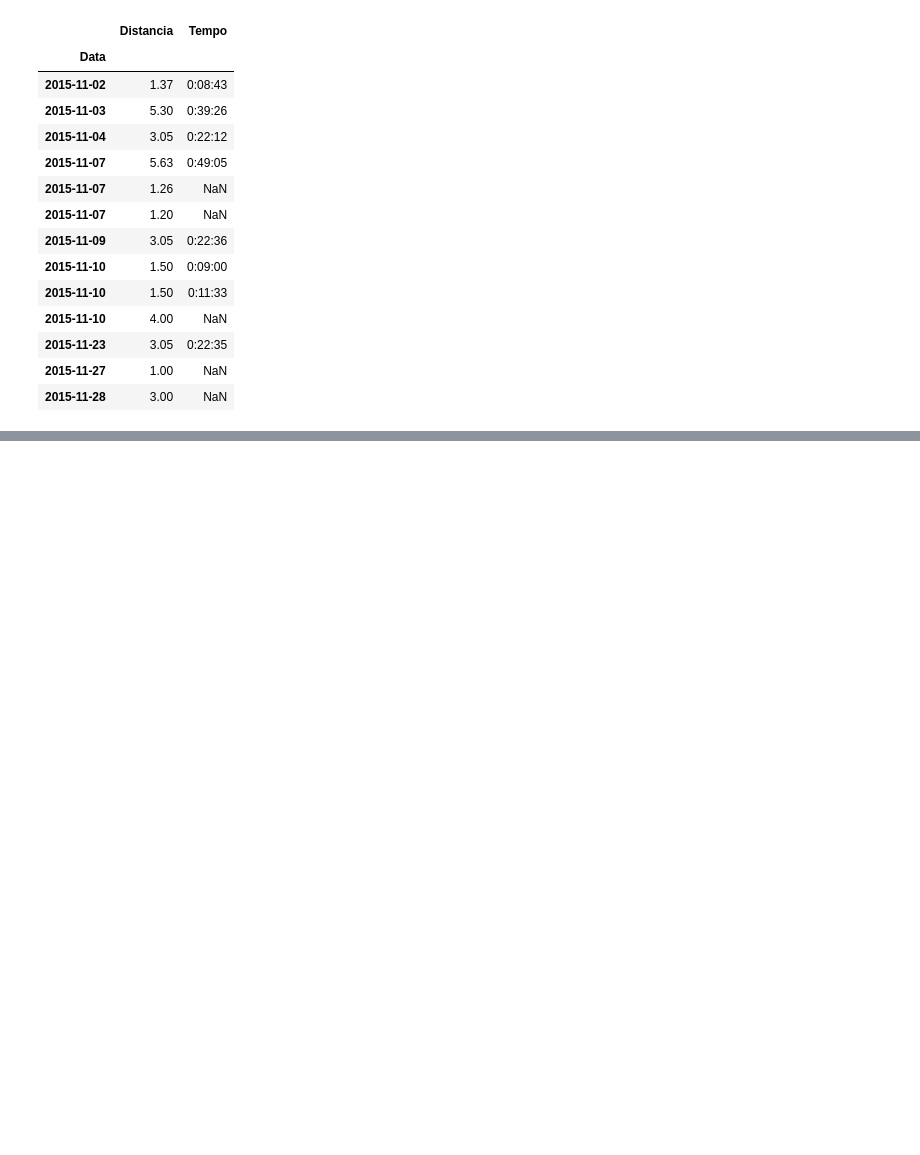
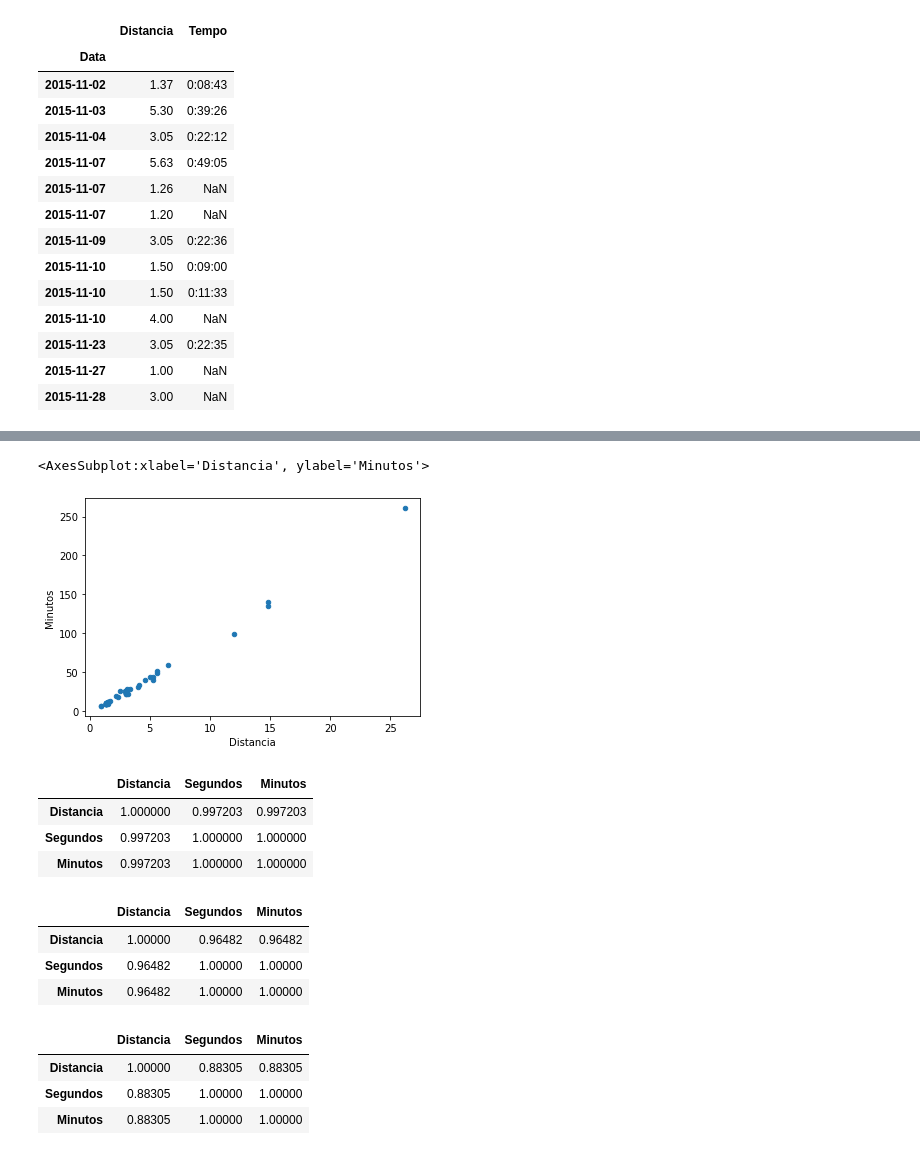
Before and after one commit to acnaweb/python-data-analysis, a Jupyter notebook: case_study_bikes.ipynb, the cells around one changed output, grey strips where cells are left out. Drawn from its saved outputs; the diff is of its cells as text; code cells hidden in the pictures; blank space fills up the shorter version.

```diff
--- a/case_study_bikes.ipynb
+++ b/case_study_bikes.ipynb
@@ -138,0 +162,2 @@ df['2015-11']
+# %%
+df.set_index("Data", inplace = True)
@@ -138,0 +179,9 @@ df['2015-11']
+# %%
+def calcula_total_segundos(time):
+    if time is np.nan:
+        return np.nan
+    hrs, mins, seconds = str(time).split(":")
+    seconds = int(seconds) + 60 * int(mins) + 60*60 * int(hrs)
+    return seconds
+# %%
+df["Segundos"] = df.Tempo.map(calcula_total_segundos)
@@ -138,0 +228,2 @@ df['2015-11']
+# %%
+df['Minutos'] = df.Segundos.map(lambda x: x / 60)
@@ -138,0 +242,26 @@ df['2015-11']
+# %%
+df.plot(x = "Distancia", y = "Minutos", kind = "scatter")
+# %% [output]
+<AxesSubplot:xlabel='Distancia', ylabel='Minutos'>
+[figure, added]
+# %%
+df.corr()
+# %% [output]
+|  | Distancia | Segundos | Minutos |
+| Distancia | 1.000000 | 0.997203 | 0.997203 |
+| Segundos | 0.997203 | 1.000000 | 1.000000 |
+| Minutos | 0.997203 | 1.000000 | 1.000000 |
+# %%
+df.corr(method = "spearman")
+# %% [output]
+|  | Distancia | Segundos | Minutos |
+| Distancia | 1.00000 | 0.96482 | 0.96482 |
+| Segundos | 0.96482 | 1.00000 | 1.00000 |
+| Minutos | 0.96482 | 1.00000 | 1.00000 |
+# %%
+df.corr(method = "kendall")
+# %% [output]
+|  | Distancia | Segundos | Minutos |
+| Distancia | 1.00000 | 0.88305 | 0.88305 |
+| Segundos | 0.88305 | 1.00000 | 1.00000 |
+| Minutos | 0.88305 | 1.00000 | 1.00000 |
```
Also changed, not shown: parts of 30 cells of this notebook, 2 other files.
